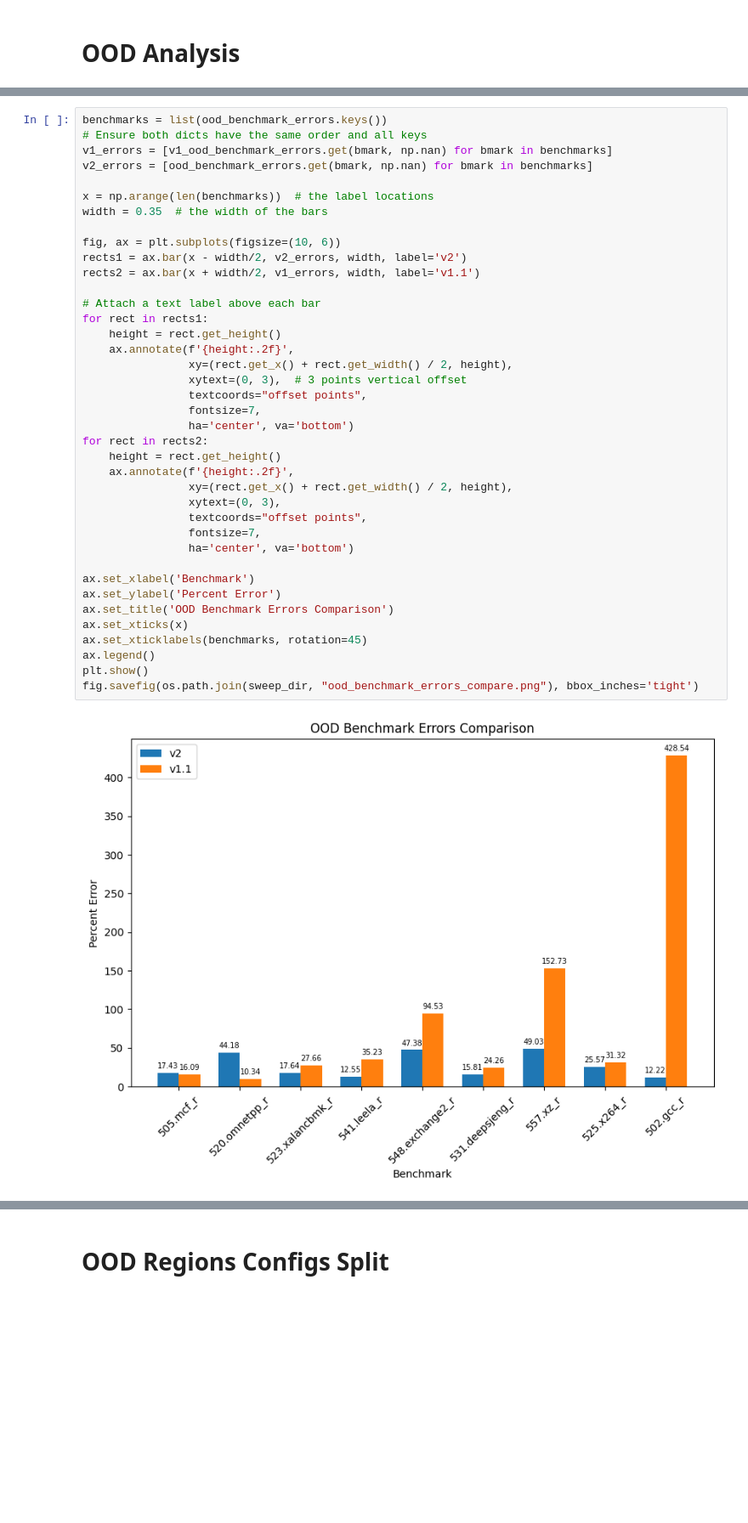
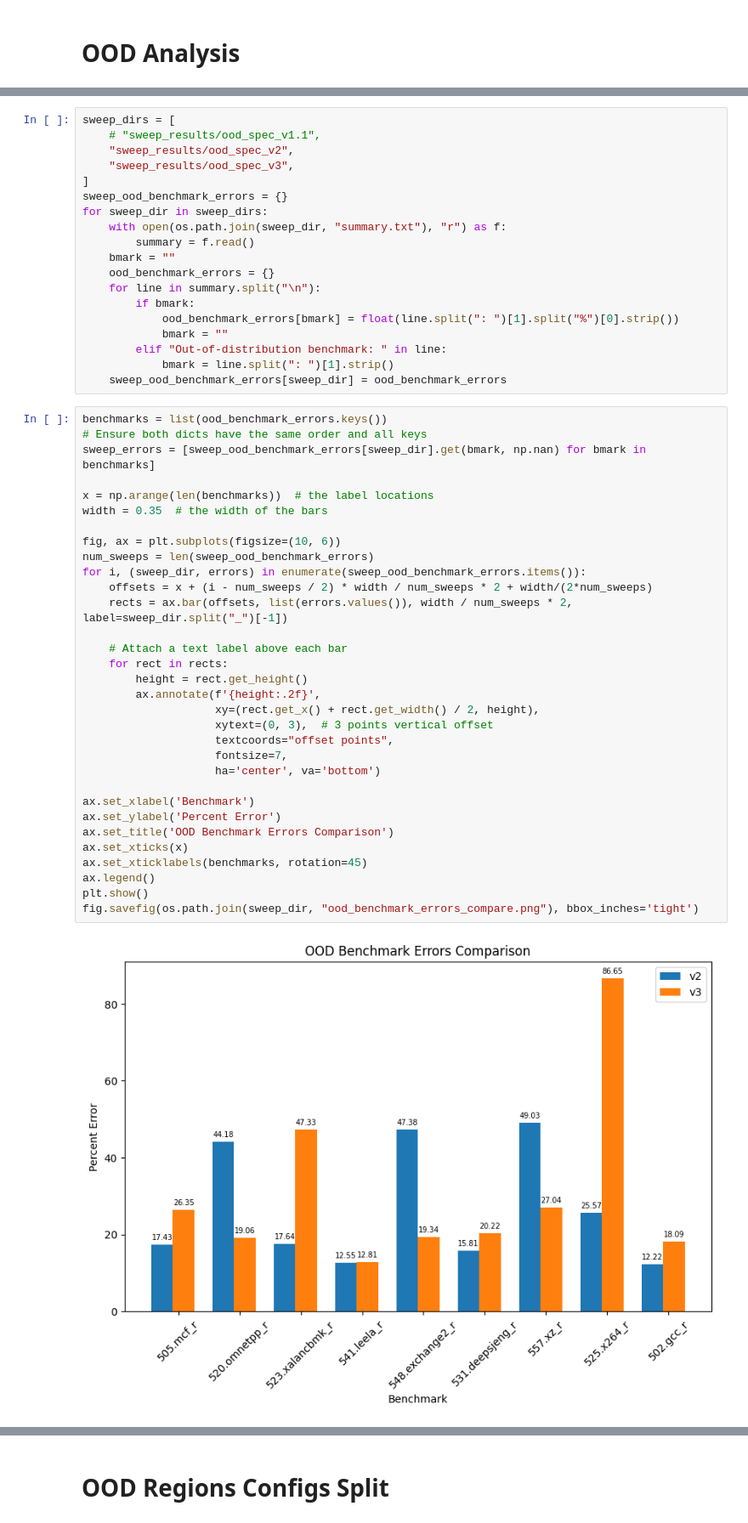
Before and after one commit to ronitnag04/peregrine, a Jupyter notebook: ml_model/analysis.ipynb, the cells around one changed output, grey strips where cells are left out. Shown at 85% size. Drawn from its saved outputs; the diff is of its cells as text; blank space fills up the shorter version.

Commit message:
Updated ml scripts for v3 spec sweep

```diff
--- a/ml_model/analysis.ipynb
+++ b/ml_model/analysis.ipynb
@@ -461,41 +410,53 @@ print(v1_ood_benchmark_errors)
+# %%
+sweep_dirs = [
+    # "sweep_results/ood_spec_v1.1",
+    "sweep_results/ood_spec_v2",
+    "sweep_results/ood_spec_v3",
+]
+sweep_ood_benchmark_errors = {}
+for sweep_dir in sweep_dirs:
+    with open(os.path.join(sweep_dir, "summary.txt"), "r") as f:
+        summary = f.read()
+    bmark = ""
+    ood_benchmark_errors = {}
+    for line in summary.split("\n"):
+        if bmark:
+            ood_benchmark_errors[bmark] = float(line.split(": ")[1].split("%")[0].strip())
+            bmark = ""
+        elif "Out-of-distribution benchmark: " in line:
+            bmark = line.split(": ")[1].strip()
+    sweep_ood_benchmark_errors[sweep_dir] = ood_benchmark_errors
 # %%
 benchmarks = list(ood_benchmark_errors.keys())
 # Ensure both dicts have the same order and all keys
-v1_errors = [v1_ood_benchmark_errors.get(bmark, np.nan) for bmark in benchmarks]
-v2_errors = [ood_benchmark_errors.get(bmark, np.nan) for bmark in benchmarks]
+sweep_errors = [sweep_ood_benchmark_errors[sweep_dir].get(bmark, np.nan) for bmark in benchmarks]
 
 x = np.arange(len(benchmarks))  # the label locations
 width = 0.35  # the width of the bars
 
 fig, ax = plt.subplots(figsize=(10, 6))
-rects1 = ax.bar(x - width/2, v2_errors, width, label='v2')
-rects2 = ax.bar(x + width/2, v1_errors, width, label='v1.1')
+num_sweeps = len(sweep_ood_benchmark_errors)
+for i, (sweep_dir, errors) in enumerate(sweep_ood_benchmark_errors.items()):
+    offsets = x + (i - num_sweeps / 2) * width / num_sweeps * 2 + width/(2*num_sweeps)
+    rects = ax.bar(offsets, list(errors.values()), width / num_sweeps * 2, label=sweep_dir.split("_")[-1])
 
-# Attach a text label above each bar
-for rect in rects1:
-    height = rect.get_height()
-    ax.annotate(f'{height:.2f}',
-                xy=(rect.get_x() + rect.get_width() / 2, height),
-                xytext=(0, 3),  # 3 points vertical offset
-                textcoords="offset points",
-                fontsize=7,
-                ha='center', va='bottom')
-for rect in rects2:
-    height = rect.get_height()
-    ax.annotate(f'{height:.2f}',
-                xy=(rect.get_x() + rect.get_width() / 2, height),
-                xytext=(0, 3),
-                textcoords="offset points",
-                fontsize=7,
-                ha='center', va='bottom')
+    # Attach a text label above each bar
+    for rect in rects:
+        height = rect.get_height()
+        ax.annotate(f'{height:.2f}',
+                    xy=(rect.get_x() + rect.get_width() / 2, height),
+                    xytext=(0, 3),  # 3 points vertical offset
+                    textcoords="offset points",
+                    fontsize=7,
+                    ha='center', va='bottom')
 
 ax.set_xlabel('Benchmark')
 ax.set_ylabel('Percent Error')
 ax.set_title('OOD Benchmark Errors Comparison')
 ax.set_xticks(x)
 ax.set_xticklabels(benchmarks, rotation=45)
 ax.legend()
 plt.show()
 fig.savefig(os.path.join(sweep_dir, "ood_benchmark_errors_compare.png"), bbox_inches='tight')
 # %% [output]
-[figure, old version]
+[figure, new version]
```
Also changed, not shown: parts of 8 cells of this notebook, 3 other files.
